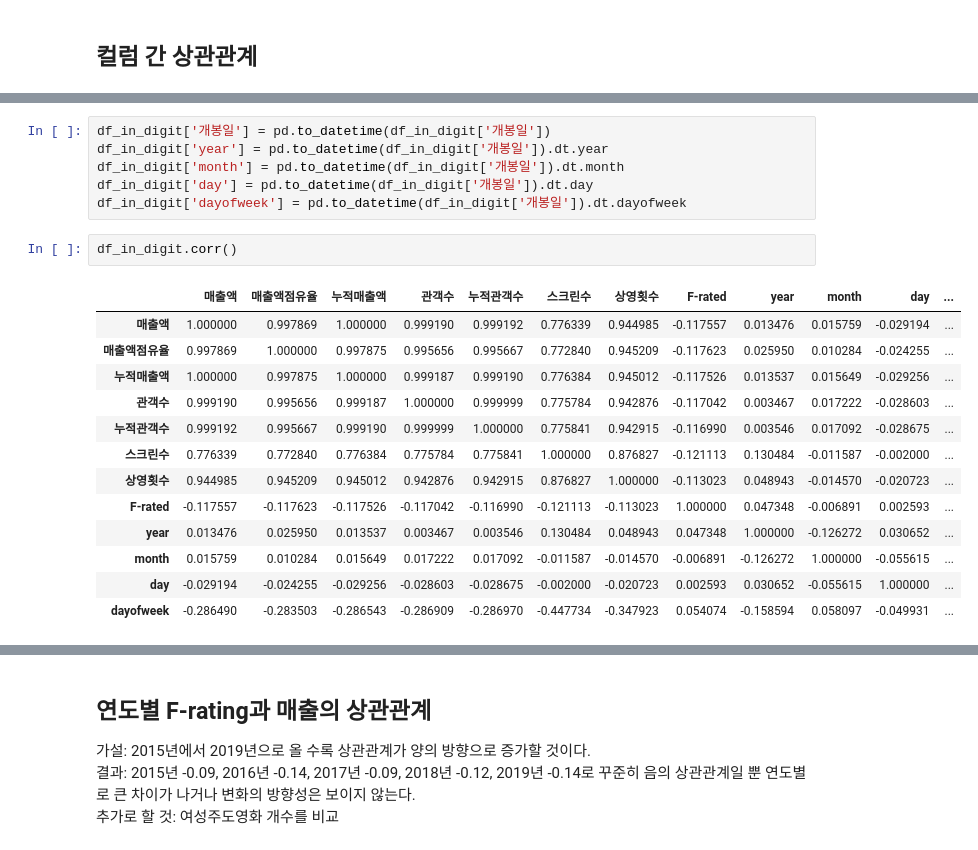
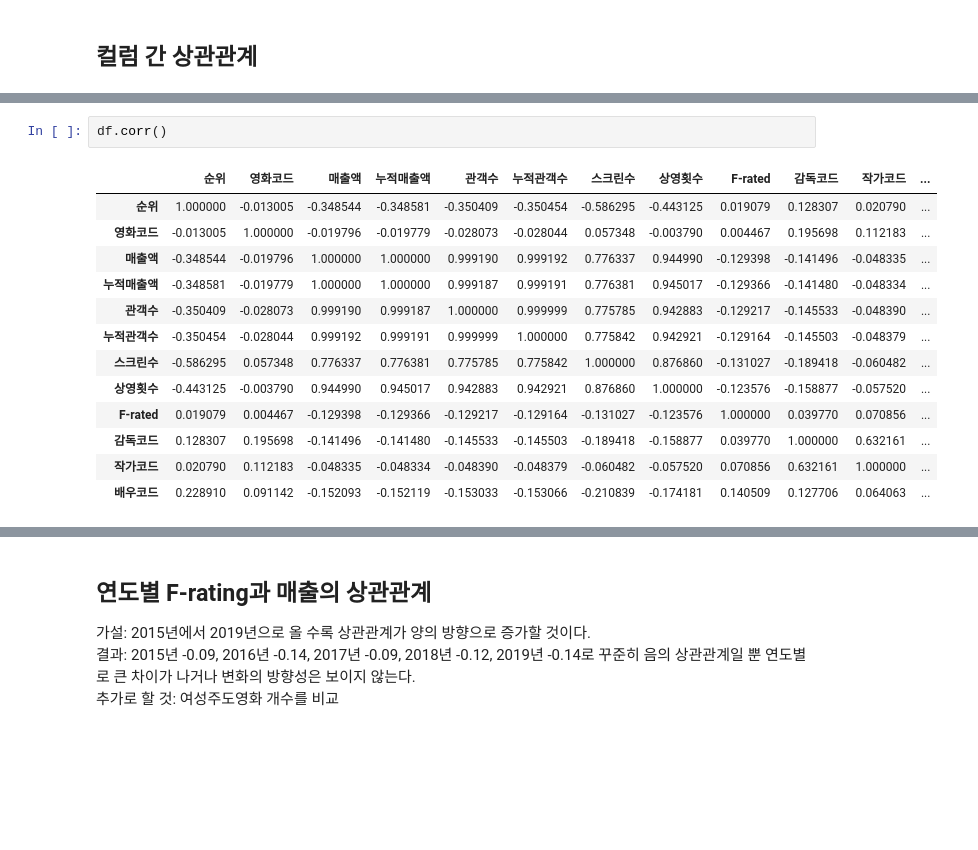
Before and after one commit to kim4pb/Female-led-Korean-Films, a Jupyter notebook: 02.EDA/EDA_F-rated_correlation.ipynb, the cells around one changed output, grey strips where cells are left out. Saved outputs shown, nothing was run; the diff lists cells and outputs as text; blank space fills up the shorter version.

```diff
--- a/02.EDA/EDA_F-rated_correlation.ipynb
+++ b/02.EDA/EDA_F-rated_correlation.ipynb
@@ -198,23 +61,17 @@ dtype: object
-# %%
-df_in_digit['개봉일'] = pd.to_datetime(df_in_digit['개봉일'])
-df_in_digit['year'] = pd.to_datetime(df_in_digit['개봉일']).dt.year
-df_in_digit['month'] = pd.to_datetime(df_in_digit['개봉일']).dt.month
-df_in_digit['day'] = pd.to_datetime(df_in_digit['개봉일']).dt.day
-df_in_digit['dayofweek'] = pd.to_datetime(df_in_digit['개봉일']).dt.dayofweek
 # %%
-df_in_digit.corr()
+df.corr()
 # %% [output]
-|  | 매출액 | 매출액점유율 | 누적매출액 | 관객수 | 누적관객수 | 스크린수 | 상영횟수 | F-rated | year | month | day | ... |
-| 매출액 | 1.000000 | 0.997869 | 1.000000 | 0.999190 | 0.999192 | 0.776339 | 0.944985 | -0.117557 | 0.013476 | 0.015759 | -0.029194 | ... |
-| 매출액점유율 | 0.997869 | 1.000000 | 0.997875 | 0.995656 | 0.995667 | 0.772840 | 0.945209 | -0.117623 | 0.025950 | 0.010284 | -0.024255 | ... |
-| 누적매출액 | 1.000000 | 0.997875 | 1.000000 | 0.999187 | 0.999190 | 0.776384 | 0.945012 | -0.117526 | 0.013537 | 0.015649 | -0.029256 | ... |
-| 관객수 | 0.999190 | 0.995656 | 0.999187 | 1.000000 | 0.999999 | 0.775784 | 0.942876 | -0.117042 | 0.003467 | 0.017222 | -0.028603 | ... |
-| 누적관객수 | 0.999192 | 0.995667 | 0.999190 | 0.999999 | 1.000000 | 0.775841 | 0.942915 | -0.116990 | 0.003546 | 0.017092 | -0.028675 | ... |
-| 스크린수 | 0.776339 | 0.772840 | 0.776384 | 0.775784 | 0.775841 | 1.000000 | 0.876827 | -0.121113 | 0.130484 | -0.011587 | -0.002000 | ... |
-| 상영횟수 | 0.944985 | 0.945209 | 0.945012 | 0.942876 | 0.942915 | 0.876827 | 1.000000 | -0.113023 | 0.048943 | -0.014570 | -0.020723 | ... |
-| F-rated | -0.117557 | -0.117623 | -0.117526 | -0.117042 | -0.116990 | -0.121113 | -0.113023 | 1.000000 | 0.047348 | -0.006891 | 0.002593 | ... |
-| year | 0.013476 | 0.025950 | 0.013537 | 0.003467 | 0.003546 | 0.130484 | 0.048943 | 0.047348 | 1.000000 | -0.126272 | 0.030652 | ... |
-| month | 0.015759 | 0.010284 | 0.015649 | 0.017222 | 0.017092 | -0.011587 | -0.014570 | -0.006891 | -0.126272 | 1.000000 | -0.055615 | ... |
-| day | -0.029194 | -0.024255 | -0.029256 | -0.028603 | -0.028675 | -0.002000 | -0.020723 | 0.002593 | 0.030652 | -0.055615 | 1.000000 | ... |
-| dayofweek | -0.286490 | -0.283503 | -0.286543 | -0.286909 | -0.286970 | -0.447734 | -0.347923 | 0.054074 | -0.158594 | 0.058097 | -0.049931 | ... |
+|  | 순위 | 영화코드 | 매출액 | 누적매출액 | 관객수 | 누적관객수 | 스크린수 | 상영횟수 | F-rated | 감독코드 | 작가코드 | ... |
+| 순위 | 1.000000 | -0.013005 | -0.348544 | -0.348581 | -0.350409 | -0.350454 | -0.586295 | -0.443125 | 0.019079 | 0.128307 | 0.020790 | ... |
+| 영화코드 | -0.013005 | 1.000000 | -0.019796 | -0.019779 | -0.028073 | -0.028044 | 0.057348 | -0.003790 | 0.004467 | 0.195698 | 0.112183 | ... |
+| 매출액 | -0.348544 | -0.019796 | 1.000000 | 1.000000 | 0.999190 | 0.999192 | 0.776337 | 0.944990 | -0.129398 | -0.141496 | -0.048335 | ... |
+| 누적매출액 | -0.348581 | -0.019779 | 1.000000 | 1.000000 | 0.999187 | 0.999191 | 0.776381 | 0.945017 | -0.129366 | -0.141480 | -0.048334 | ... |
+| 관객수 | -0.350409 | -0.028073 | 0.999190 | 0.999187 | 1.000000 | 0.999999 | 0.775785 | 0.942883 | -0.129217 | -0.145533 | -0.048390 | ... |
+| 누적관객수 | -0.350454 | -0.028044 | 0.999192 | 0.999191 | 0.999999 | 1.000000 | 0.775842 | 0.942921 | -0.129164 | -0.145503 | -0.048379 | ... |
+| 스크린수 | -0.586295 | 0.057348 | 0.776337 | 0.776381 | 0.775785 | 0.775842 | 1.000000 | 0.876860 | -0.131027 | -0.189418 | -0.060482 | ... |
+| 상영횟수 | -0.443125 | -0.003790 | 0.944990 | 0.945017 | 0.942883 | 0.942921 | 0.876860 | 1.000000 | -0.123576 | -0.158877 | -0.057520 | ... |
+| F-rated | 0.019079 | 0.004467 | -0.129398 | -0.129366 | -0.129217 | -0.129164 | -0.131027 | -0.123576 | 1.000000 | 0.039770 | 0.070856 | ... |
+| 감독코드 | 0.128307 | 0.195698 | -0.141496 | -0.141480 | -0.145533 | -0.145503 | -0.189418 | -0.158877 | 0.039770 | 1.000000 | 0.632161 | ... |
+| 작가코드 | 0.020790 | 0.112183 | -0.048335 | -0.048334 | -0.048390 | -0.048379 | -0.060482 | -0.057520 | 0.070856 | 0.632161 | 1.000000 | ... |
+| 배우코드 | 0.228910 | 0.091142 | -0.152093 | -0.152119 | -0.153033 | -0.153066 | -0.210839 | -0.174181 | 0.140509 | 0.127706 | 0.064063 | ... |
 # %%
```
Also changed, not shown: parts of 25 cells of this notebook.
